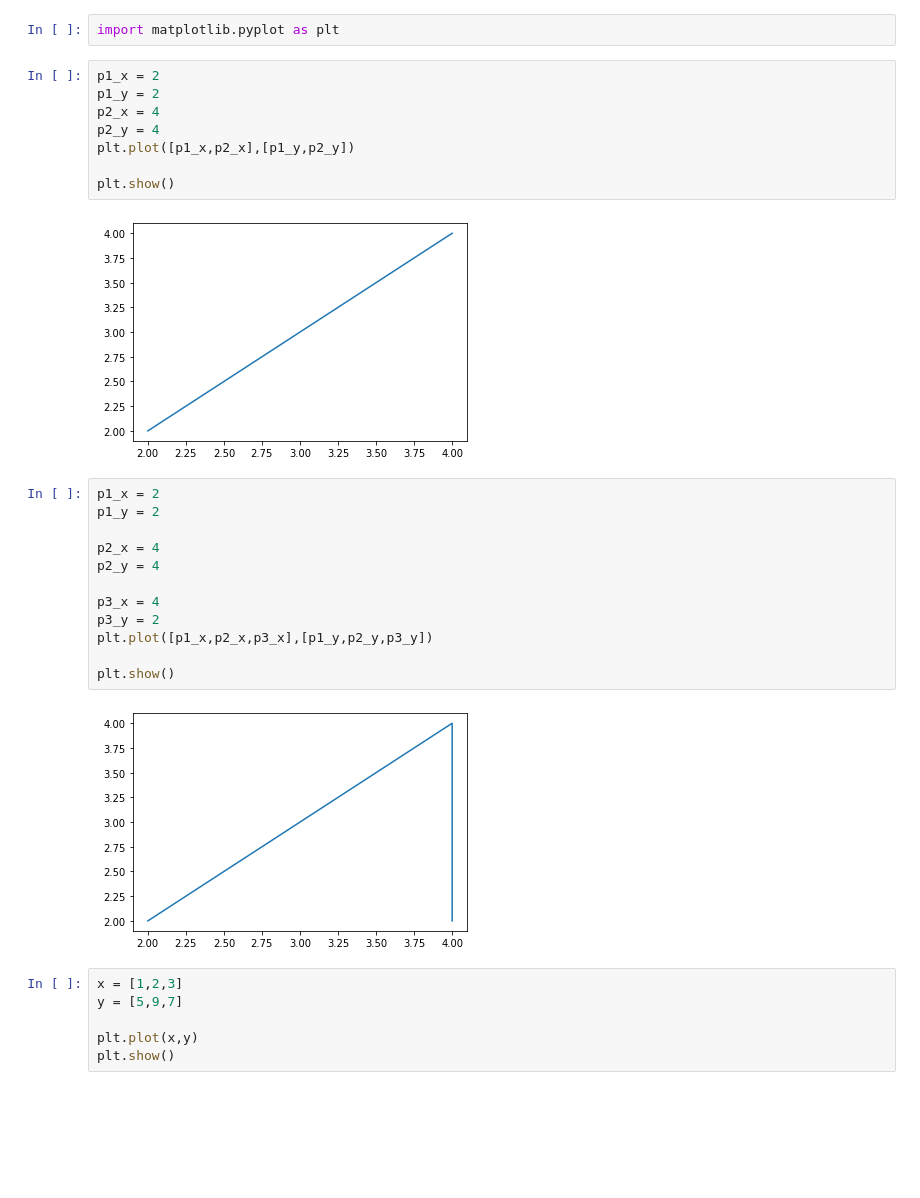
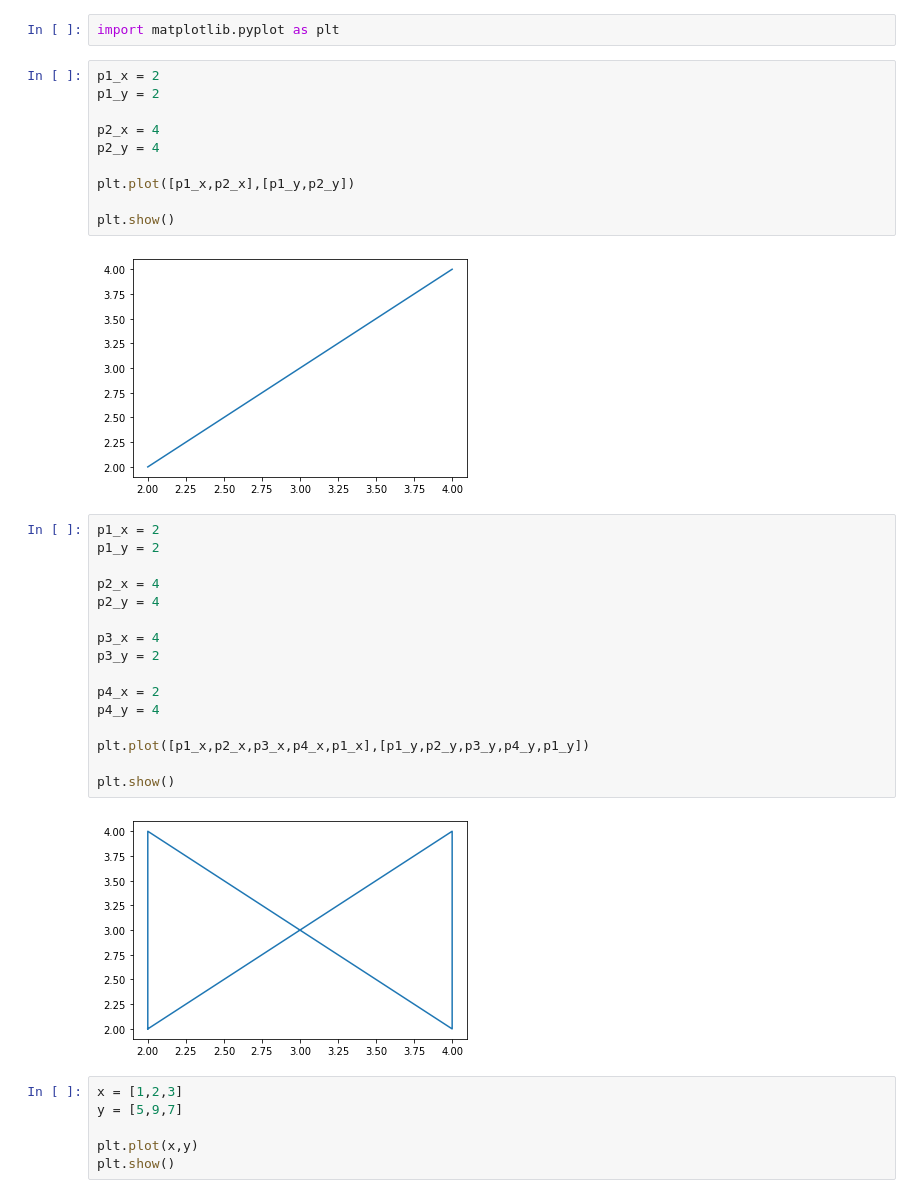
Before and after one commit to RaminSaljoughinejad/Python-3.0-Course, a Jupyter notebook: Matplotlib/Matplotlib 01.ipynb, the cells around one changed output. Saved outputs shown, nothing was run; the diff lists cells and outputs as text; blank space fills up the shorter version.

```diff
--- a/Matplotlib/Matplotlib 01.ipynb
+++ b/Matplotlib/Matplotlib 01.ipynb
@@ -3,8 +3,10 @@ import matplotlib.pyplot as plt
 # %%
 p1_x = 2
 p1_y = 2
+
 p2_x = 4
 p2_y = 4
+
 plt.plot([p1_x,p2_x],[p1_y,p2_y])
 
 plt.show()
@@ -13,17 +15,21 @@ plt.show()
 # %%
 p1_x = 2
 p1_y = 2
 
 p2_x = 4
 p2_y = 4
 
 p3_x = 4
 p3_y = 2
-plt.plot([p1_x,p2_x,p3_x],[p1_y,p2_y,p3_y])
+
+p4_x = 2
+p4_y = 4
+
+plt.plot([p1_x,p2_x,p3_x,p4_x,p1_x],[p1_y,p2_y,p3_y,p4_y,p1_y])
 
 plt.show()
 # %% [output]
-[figure, old version]
+[figure, new version]
 # %%
 x = [1,2,3]
 y = [5,9,7]
```
Also changed, not shown: 4 other files.
